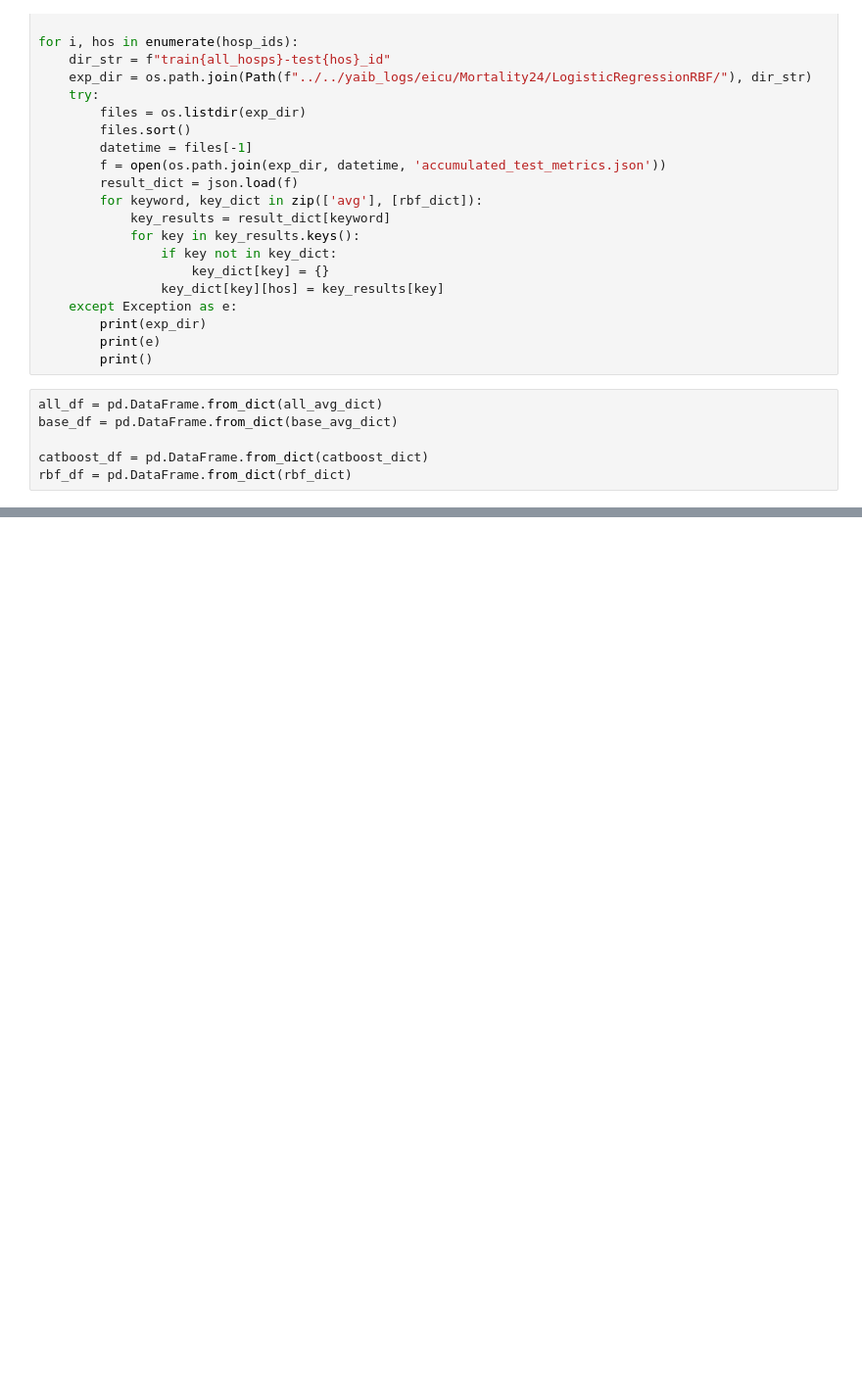
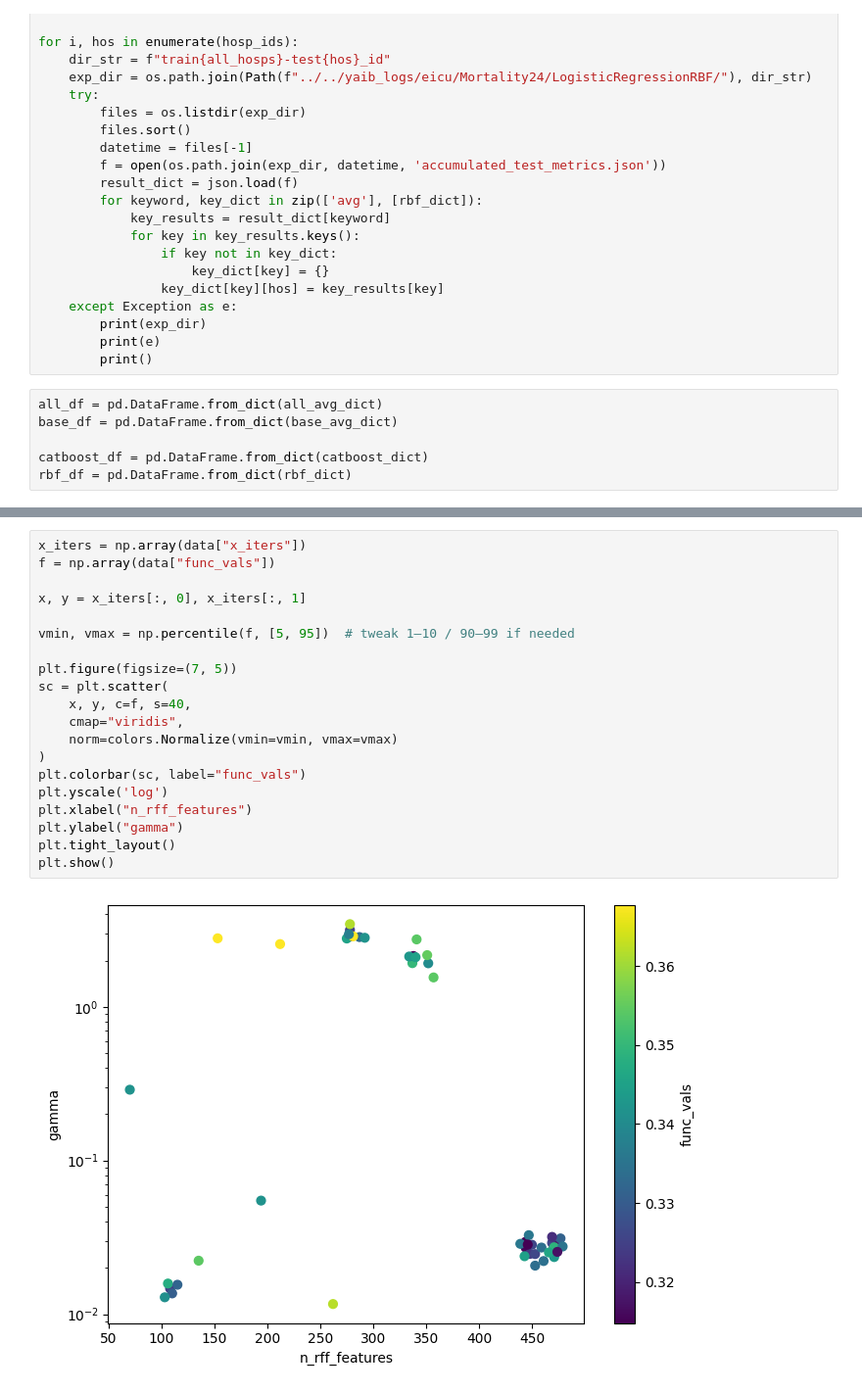
Before and after one commit to etan18/data-addition-dilemma, a Jupyter notebook: defensive_forecasting/k29.ipynb, the cells around one changed output, grey strips where cells are left out. Shown at 98% size. Drawn from its saved outputs; the diff is of its cells as text; blank space fills up the shorter version.

Commit message:
visualizations

```diff
--- a/defensive_forecasting/k29.ipynb
+++ b/defensive_forecasting/k29.ipynb
@@ -146,0 +166,22 @@ pd.DataFrame({'K29 base': base_df[col], 'K29 all': all_df[col], 'catboost': catb
+# %%
+x_iters = np.array(data["x_iters"])
+f = np.array(data["func_vals"])
+
+x, y = x_iters[:, 0], x_iters[:, 1]
+
+vmin, vmax = np.percentile(f, [5, 95])  # tweak 1–10 / 90–99 if needed
+
+plt.figure(figsize=(7, 5))
+sc = plt.scatter(
+    x, y, c=f, s=40,
+    cmap="viridis",
+    norm=colors.Normalize(vmin=vmin, vmax=vmax)
+)
+plt.colorbar(sc, label="func_vals")
+plt.yscale('log')
+plt.xlabel("n_rff_features")
+plt.ylabel("gamma")
+plt.tight_layout()
+plt.show()
+# %% [output]
+[figure, added]
```
Also changed, not shown: parts of 7 cells of this notebook, 1 other file.
